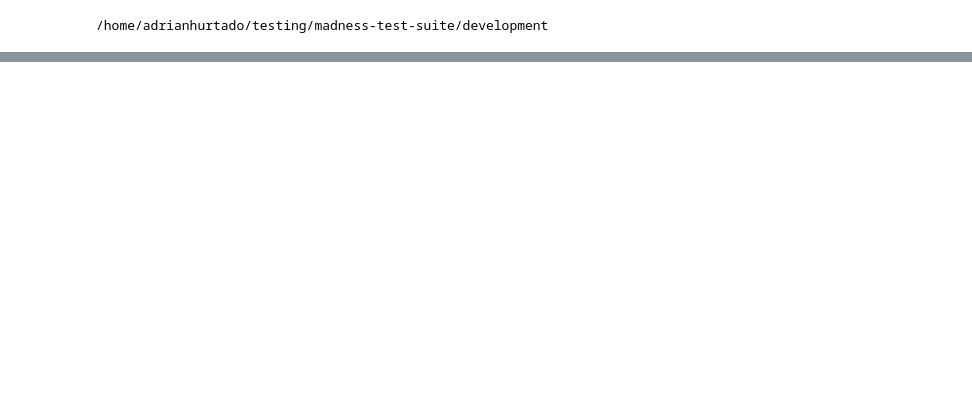
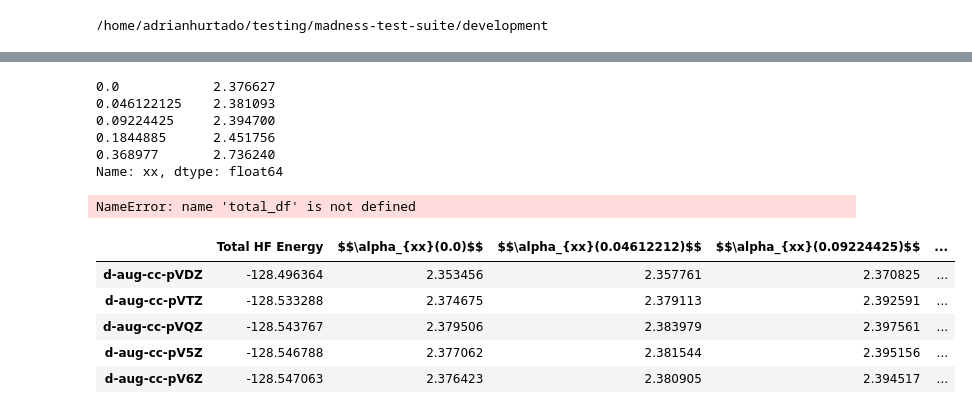
Before and after one commit to ahurta92/madness-test-suite, a Jupyter notebook: Excited-State Results.ipynb, the cells around one changed output, grey strips where cells are left out. Drawn from its saved outputs; the diff is of its cells as text; code cells hidden in the pictures; blank space fills up the shorter version.

```diff
--- a/Excited-State Results.ipynb
+++ b/Excited-State Results.ipynb
@@ -89,0 +156,63 @@ molecules=['Be','CH4','H2','H2O','He','Ne']
+# %%
+
+moldata=FrequencyData('Ne','hf','dipole')
+# %%
+moldata.polar_df['xx']
+# %% [output]
+0.0            2.376627
+0.046122125    2.381093
+0.09224425     2.394700
+0.1844885      2.451756
+0.368977       2.736240
+Name: xx, dtype: float64
+# %%
+
+mad_data_e={}
+mad_data_r={}
+mad_data_e['Total HF Energy']=moldata.ground_e['e_tot']
+
+for i in range(len(names)):
+    mad_data_r[names[i]]=moldata.polar_df['xx'][i]
+
+mad_data_e=pd.Series(mad_data_e)
+mad_data_r=pd.Series(mad_data_r)
+
+mad_data=pd.concat([mad_data_e,mad_data_r],axis=0)
+mad_data.name='MRA'
+# %%
+total_df.append(mad_data)
+# %% [output]
+NameError: name 'total_df' is not defined
+# %%
+basis_list=['d-aug-cc-pVDZ','d-aug-cc-pVTZ','d-aug-cc-pVQZ','d-aug-cc-pV5Z','d-aug-cc-pV6Z']
+
+ground_dalton, response_dalton = dalton_reader.get_frequency_result('Ne', 'hf', 'dipole', 'aug-cc-pVDZ')
+freq=response_dalton['frequencies']
+g_data={}
+xx_data=[]
+for i in range(len(freq)):
+    xx_data.append({})
+for basis in basis_list:
+    ground_dalton, response_dalton = dalton_reader.get_frequency_result('Ne', 'hf', 'dipole', basis)
+    for i in range(len(freq)):
+        xx_data[i][basis]=response_dalton['xx'][i]
+    g_data[basis]=ground_dalton['totalEnergy']
+g_df=pd.Series(g_data)
+g_df.name='Total HF Energy'
+names=[]
+for f in freq:
+    raw_f = r'{}'.format(str(f))
+    names.append(r'$$\alpha_{xx}('+raw_f+r')$$')
+r_dfs=[]
+for i in range(len(freq)):
+    r_dfs.append(pd.Series(xx_data[i]))
+    r_dfs[i].name=names[i]
+dalton_df=pd.concat([g_df]+r_dfs,axis=1)
+dalton_df
+# %% [output]
+|  | Total HF Energy | $$\alpha_{xx}(0.0)$$ | $$\alpha_{xx}(0.04612212)$$ | $$\alpha_{xx}(0.09224425)$$ | ... |
+| d-aug-cc-pVDZ | -128.496364 | 2.353456 | 2.357761 | 2.370825 | ... |
+| d-aug-cc-pVTZ | -128.533288 | 2.374675 | 2.379113 | 2.392591 | ... |
+| d-aug-cc-pVQZ | -128.543767 | 2.379506 | 2.383979 | 2.397561 | ... |
+| d-aug-cc-pV5Z | -128.546788 | 2.377062 | 2.381544 | 2.395156 | ... |
+| d-aug-cc-pV6Z | -128.547063 | 2.376423 | 2.380905 | 2.394517 | ... |
```
Also changed, not shown: parts of 19 cells of this notebook, 4 other files.
